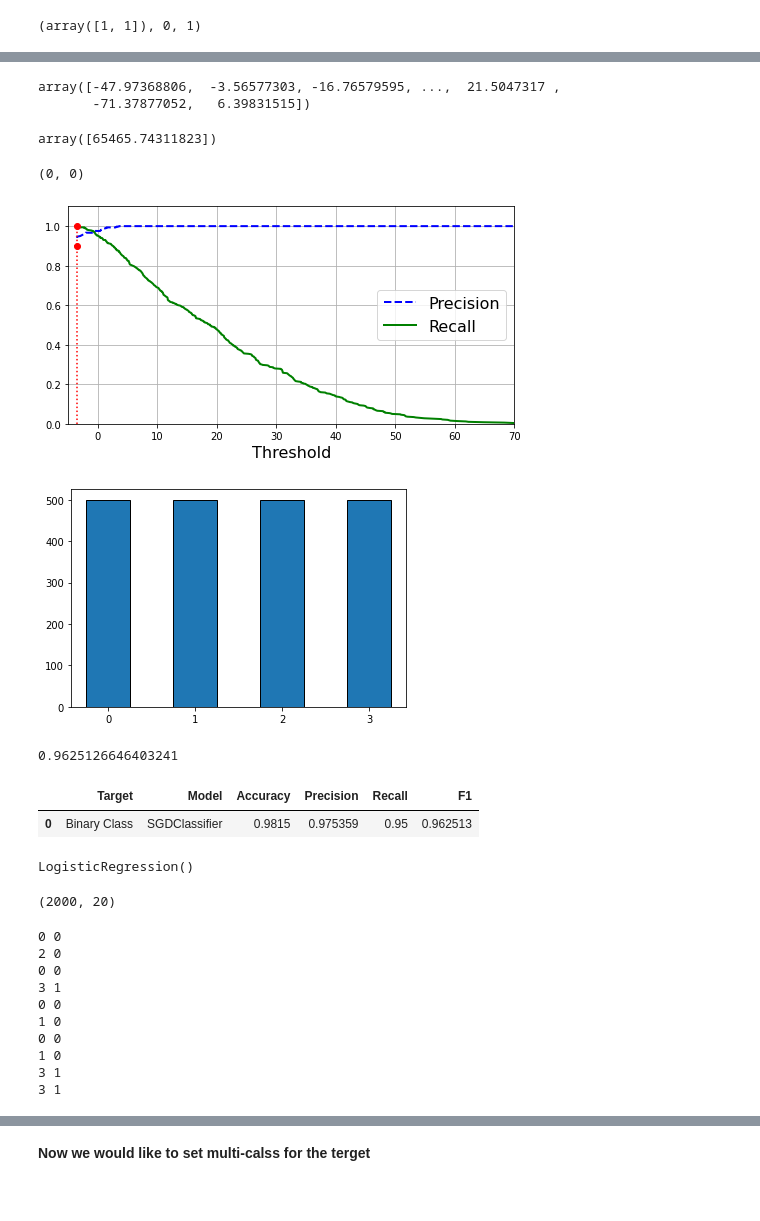
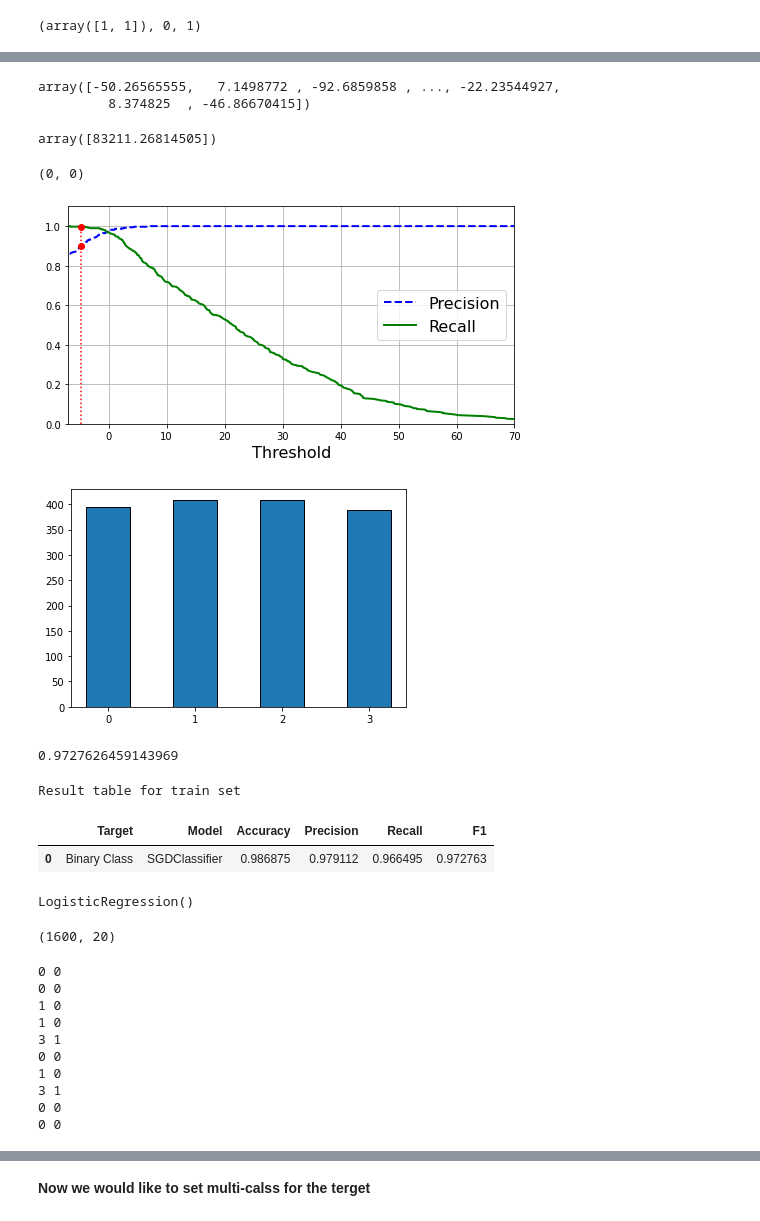
Before and after one commit to mohammadreza-ebrahimi/Machine-Learning-Training, a Jupyter notebook: mobile/Mobile-price-classification.ipynb, the cells around one changed output, grey strips where cells are left out. Saved outputs shown, nothing was run; the diff lists cells and outputs as text; code cells hidden in the pictures.

```diff
--- a/mobile/Mobile-price-classification.ipynb
+++ b/mobile/Mobile-price-classification.ipynb
@@ -131,3 +138,6 @@ clock_speed     -0.006606
 mobile_wt       -0.030302
 touch_screen    -0.030411
 Name: price_range, dtype: float64
+# %%
+train_set, test_set=train_test_split(train, test_size=0.2, random_state=42)
+train_set, test_set
@@ -134,6 +162,6 @@ Name: price_range, dtype: float64
 # %%
-X_train=train.drop(['price_range'], axis=1, inplace=False)
-y_train=train['price_range'].copy()
+X_train=train_set.drop(['price_range'], axis=1, inplace=False)
+y_train=train_set['price_range'].copy()
 # %%
 X_train, y_train
 # %% [output]
@@ -247,12 +279,12 @@ y_scores=cross_val_predict(sgd_cls,X_train_scale,y_train_3,
 # %%
 y_scores
 # %% [output]
-array([-47.97368806,  -3.56577303, -16.76579595, ...,  21.5047317 ,
-       -71.37877052,   6.39831515])
+array([-50.26565555,   7.1498772 , -92.6859858 , ..., -22.23544927,
+         8.374825  , -46.86670415])
 # %%
 sgd_cls.decision_function([X_1])
 # %% [output]
-array([65465.74311823])
+array([83211.26814505])
 # %%
 np.argmax(sgd_cls.decision_function([X_1])), np.argmax(sgd_cls.decision_function([X_2]))
 # %% [output]
@@ -263,47 +295,48 @@ precisions, recalls, thresholds=precision_recall_curve(y_train_3,y_scores)
 # %%
 def plot_precision_recall_vs_threshold(precisions, recalls, thresholds):
     plt.plot(thresholds, precisions[:-1], "b--", label="Precision", linewidth=2)
     plt.plot(thresholds, recalls[:-1], "g-", label="Recall", linewidth=2)
     plt.legend(loc="center right", fontsize=16)
     plt.xlabel("Threshold", fontsize=16)
     plt.grid(True)
-    plt.axis([-5, 70, 0, 1.1])
+    plt.axis([-7, 70, 0, 1.1])
 
 
 recall_90_precision = recalls[np.argmax(precisions >= 0.90)]
 threshold_90_precision = thresholds[np.argmax(precisions >= 0.90)]
 
 plt.figure(figsize=(8, 4))
 plot_precision_recall_vs_threshold(precisions, recalls, thresholds)
 plt.plot([threshold_90_precision, threshold_90_precision], [0., 0.99], "r:")
 plt.plot([-4, threshold_90_precision], [0.9, 0.9], "r:")
 plt.plot([-4, threshold_90_precision], [recall_90_precision, recall_90_precision], "r:")
 plt.plot([threshold_90_precision], [0.9], "ro")
 plt.plot([threshold_90_precision], [recall_90_precision], "ro")
 plt.show()
 # %% [output]
-[figure, old version]
+[figure, new version]
 # %%
 plt.hist(y_train, histtype='bar', bins=[0, 1, 2, 3, 4], ec='black', rwidth=0.5,
          align='left')
 plt.xticks(np.arange(0, 4, 1))
 plt.show()
 # %% [output]
-[figure, old version]
+[figure, new version]
 # %%
 from sklearn.metrics import f1_score
 f1_sgd=f1_score(y_train_3,y_train_pred)
 f1_sgd
 # %% [output]
-0.9625126646403241
+0.9727626459143969
 # %%
 row = result_tab.shape[0]
 result_tab.loc[row] = ['Binary Class','SGDClassifier',sgd_accu,precision_sgd,recall_sgd,f1_sgd]
 result_tab.sort_values(by = 'Accuracy', ascending=False)
-result_tab
+result_tab.style.set_caption('Result table for train set')
 # %% [output]
+Result table for train set
 |  | Target | Model | Accuracy | Precision | Recall | F1 |
-| 0 | Binary Class | SGDClassifier | 0.9815 | 0.975359 | 0.95 | 0.962513 |
+| 0 | Binary Class | SGDClassifier | 0.986875 | 0.979112 | 0.966495 | 0.972763 |
 # %%
 # LogesticRegression
 log_reg=LogisticRegression()
@@ -313,26 +346,26 @@ LogisticRegression()
 # %%
 X_train_scale.shape
 # %% [output]
-(2000, 20)
+(1600, 20)
 # %%
 # Testing our logesticRegression model
-X_instance=X_train_scale[1800:1850:5]
-y_instance=y_train[1800:1850:5]
+X_instance=X_train_scale[1100:1150:5]
+y_instance=y_train[1100:1150:5]
 y_new_pred=log_reg.predict(X_instance)
 zip1=zip(y_instance, y_new_pred)
 for i, j in zip1:
     print(i,j)
 # %% [output]
 0 0
-2 0
 0 0
+1 0
+1 0
 3 1
 0 0
 1 0
+3 1
 0 0
-1 0
-3 1
-3 1
+0 0
 # %%
 log_scores=cross_val_score(log_reg, X_train_scale, y_train_3,
                           cv=10, scoring='accuracy')
```
Also changed, not shown: parts of 49 cells of this notebook.
